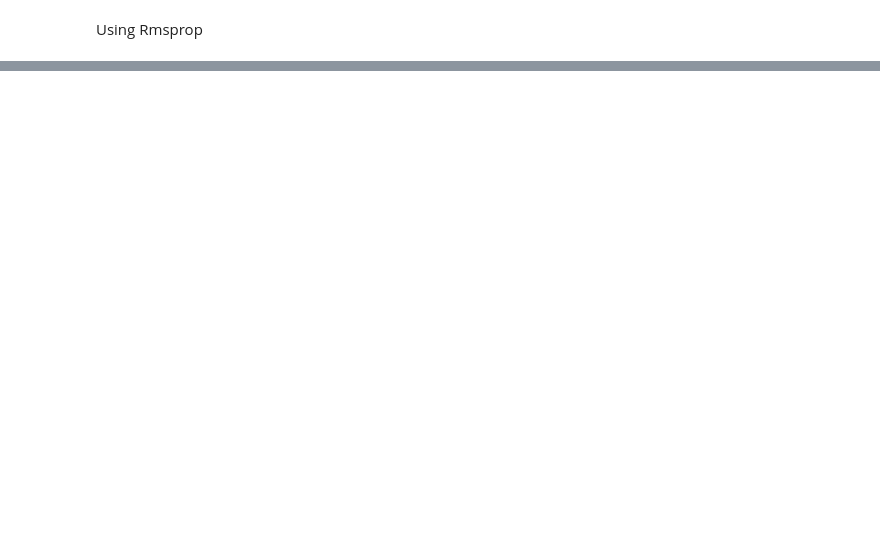
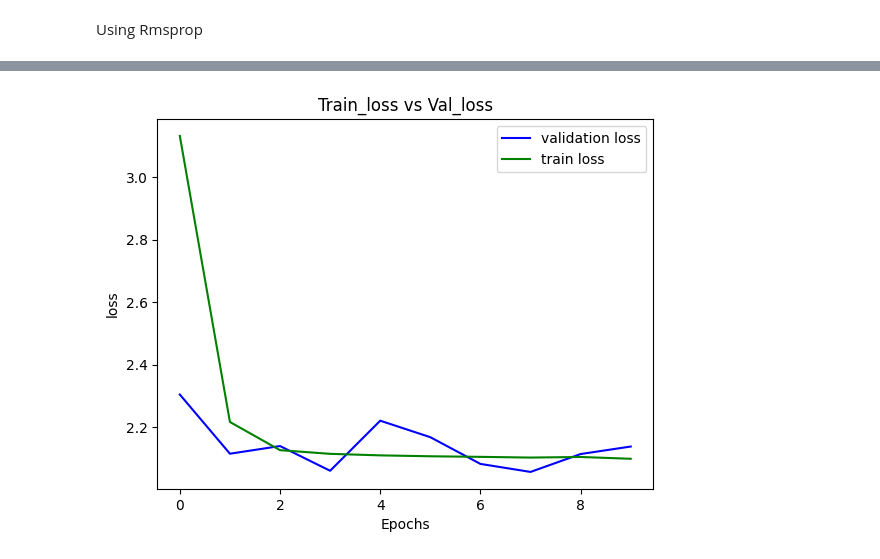
Before and after one commit to Jnanaprasad1903/Day2_AI, a Jupyter notebook: cifar10_mlp_using_other_optimizers.ipynb, the cells around one changed output, grey strips where cells are left out. Drawn from its saved outputs; the diff is of its cells as text; code cells hidden in the pictures; blank space fills up the shorter version.

```diff
--- a/cifar10_mlp_using_other_optimizers.ipynb
+++ b/cifar10_mlp_using_other_optimizers.ipynb
@@ -111,0 +161,10 @@ Using Rmsprop
+# %%
+plt.plot(result2.history['val_loss'],label="validation loss",color="blue")
+plt.plot(result2.history['loss'],label="train loss",color="green")
+plt.title("Train_loss vs Val_loss")
+plt.xlabel("Epochs")
+plt.ylabel("loss")
+plt.legend()
+plt.show()
+# %% [output]
+[figure, added]
```
Also changed, not shown: parts of 9 cells of this notebook, 3 other files.
